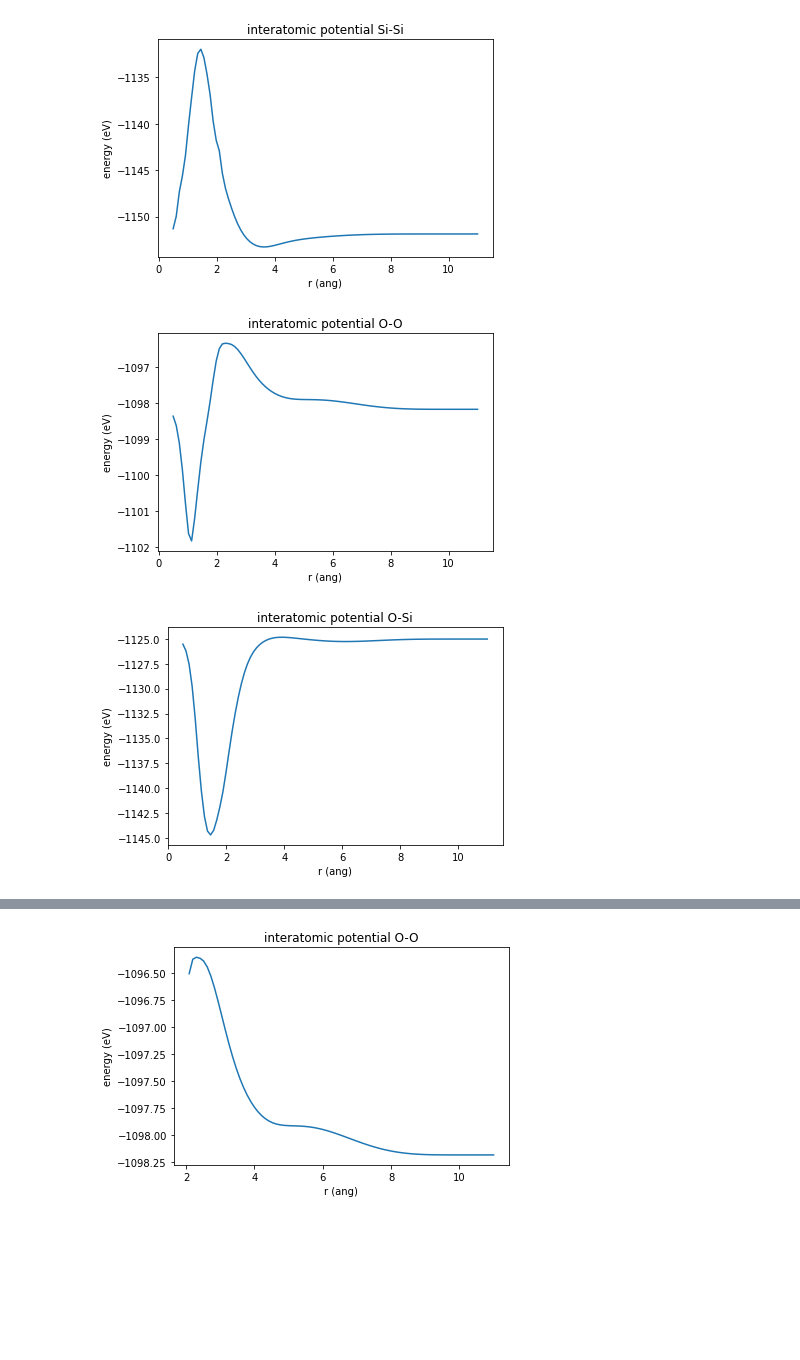
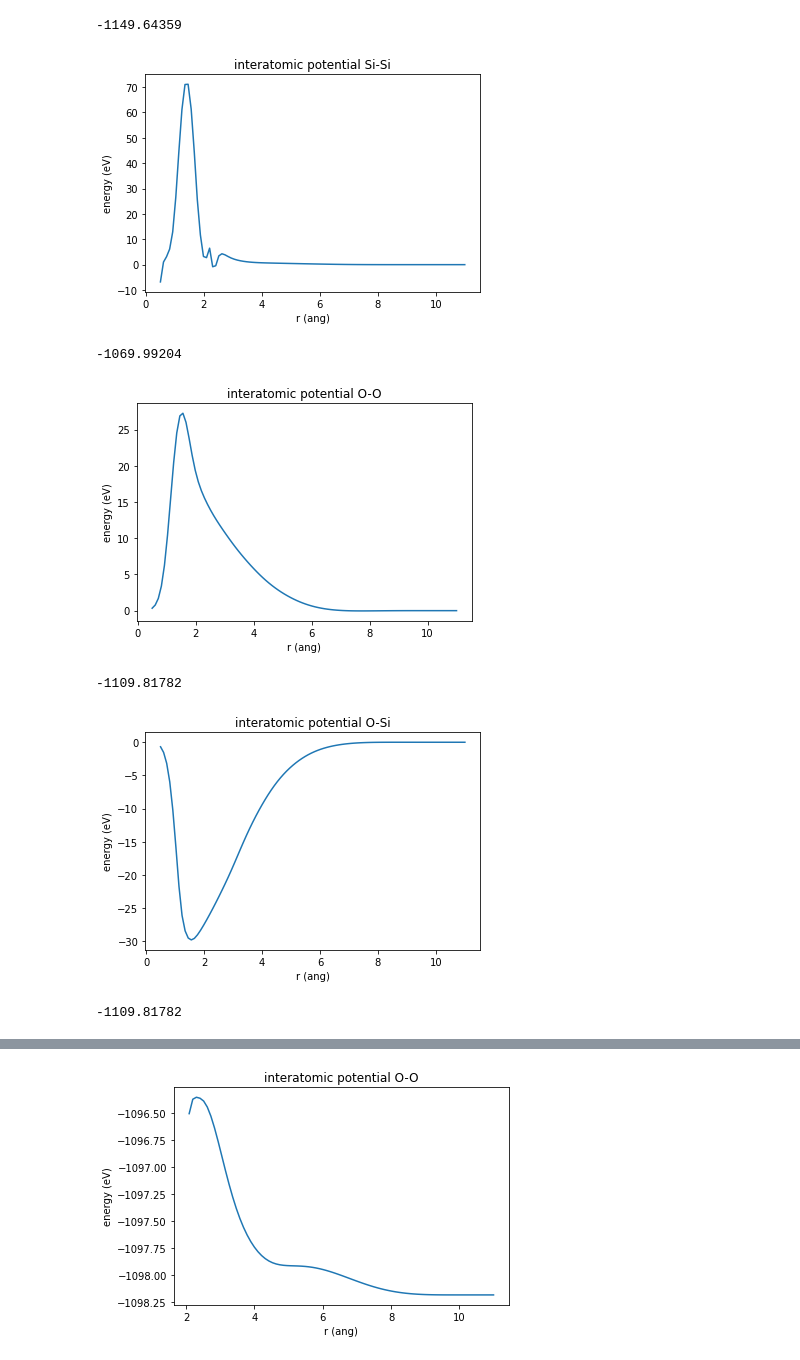
Before and after one commit to y1u0d2a1i/Research, a Jupyter notebook: scripts/wip/interatomic.ipynb, the cells around one changed output, grey strips where cells are left out. Cells and saved outputs as stored; diff of their text form; code cells hidden in the pictures; blank space fills up the shorter version.

```diff
--- a/scripts/wip/interatomic.ipynb
+++ b/scripts/wip/interatomic.ipynb
@@ -6,19 +6,28 @@ csv_dir = '/Users/y1u0d2/desktop/Lab/result/nnp-train/20211126/scp/nnp-train_15_
 # %%
 # twobody
 import glob
-root_dir = '/Users/y1u0d2/desktop/Lab/result/two-body-interatomic/03'
+root_dir = '/Users/y1u0d2/desktop/Lab/result/two-body-interatomic/04'
 all_csv = glob.glob(f'{root_dir}/*.csv')
+r_cut = 5.0
 for _csv in all_csv:
     tmp = _csv.split('/')[-1].split('.')[0].split('_')
     bond = f'{tmp[1]}-{tmp[2]}'
     df = pd.read_csv(f'{root_dir}/two-body_{tmp[1]}_{tmp[2]}.csv')
-    plt.plot(df.distance, df.energy)
+    converge_ene = df[df.distance == 11.00000].energy.values[0]
+    # converge_ene = 0
+    print(converge_ene)
+    df['energy_diff'] = df.energy - converge_ene
+    plt.plot(df.distance, df.energy_diff)
     plt.xlabel('r (ang)')
     plt.ylabel('energy (eV)')
     plt.title(f'interatomic potential {bond}')
     plt.savefig(f'{root_dir}/{bond}.png')
     plt.show()
 # %% [output]
+-1149.64359
-[figure, old version]
+[figure, new version]
+-1069.99204
-[figure, old version]
+[figure, new version]
+-1109.81782
-[figure, old version]
+[figure, new version]
+-1109.81782
```
Also changed, not shown: parts of 1 cell of this notebook, 12 other files.
